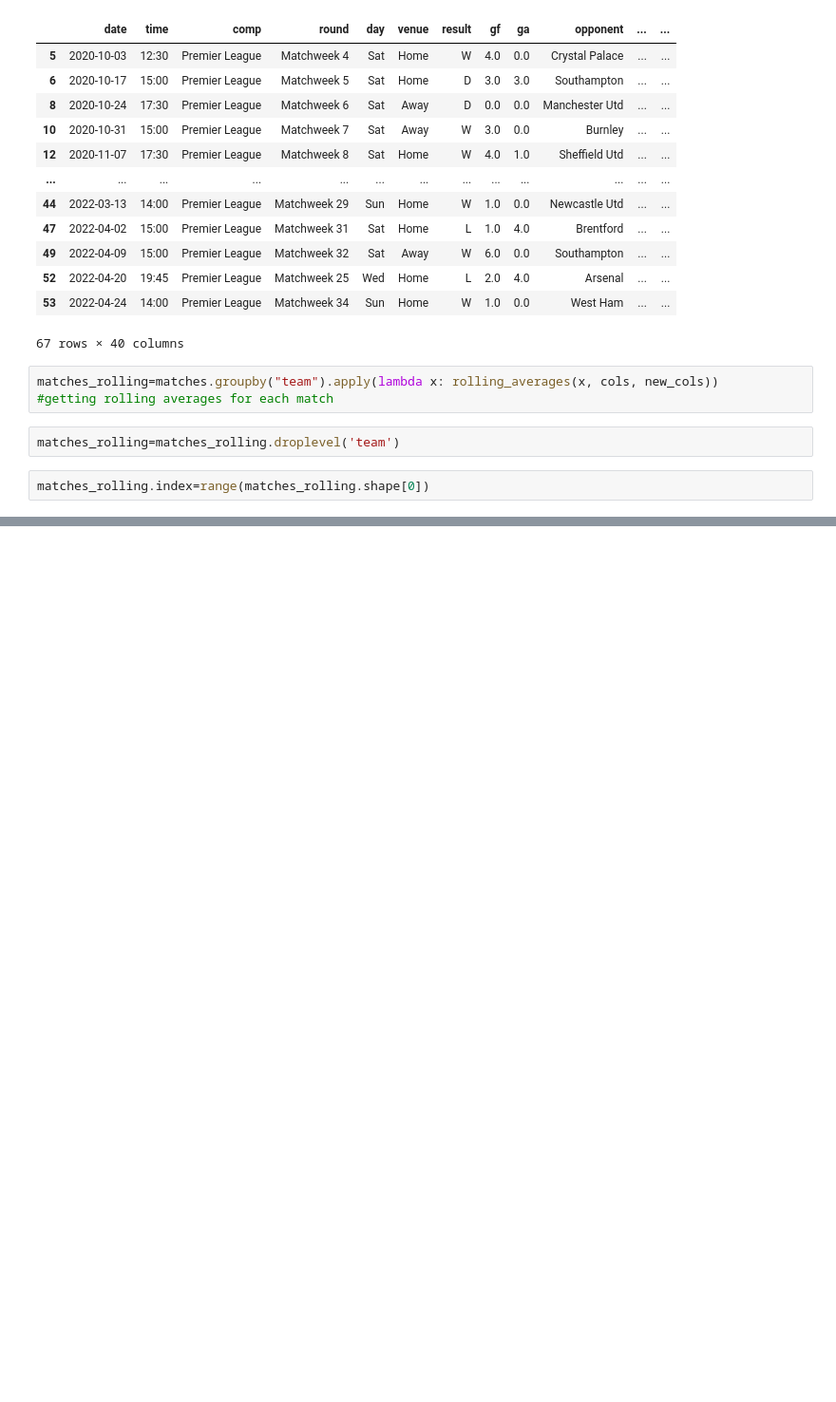
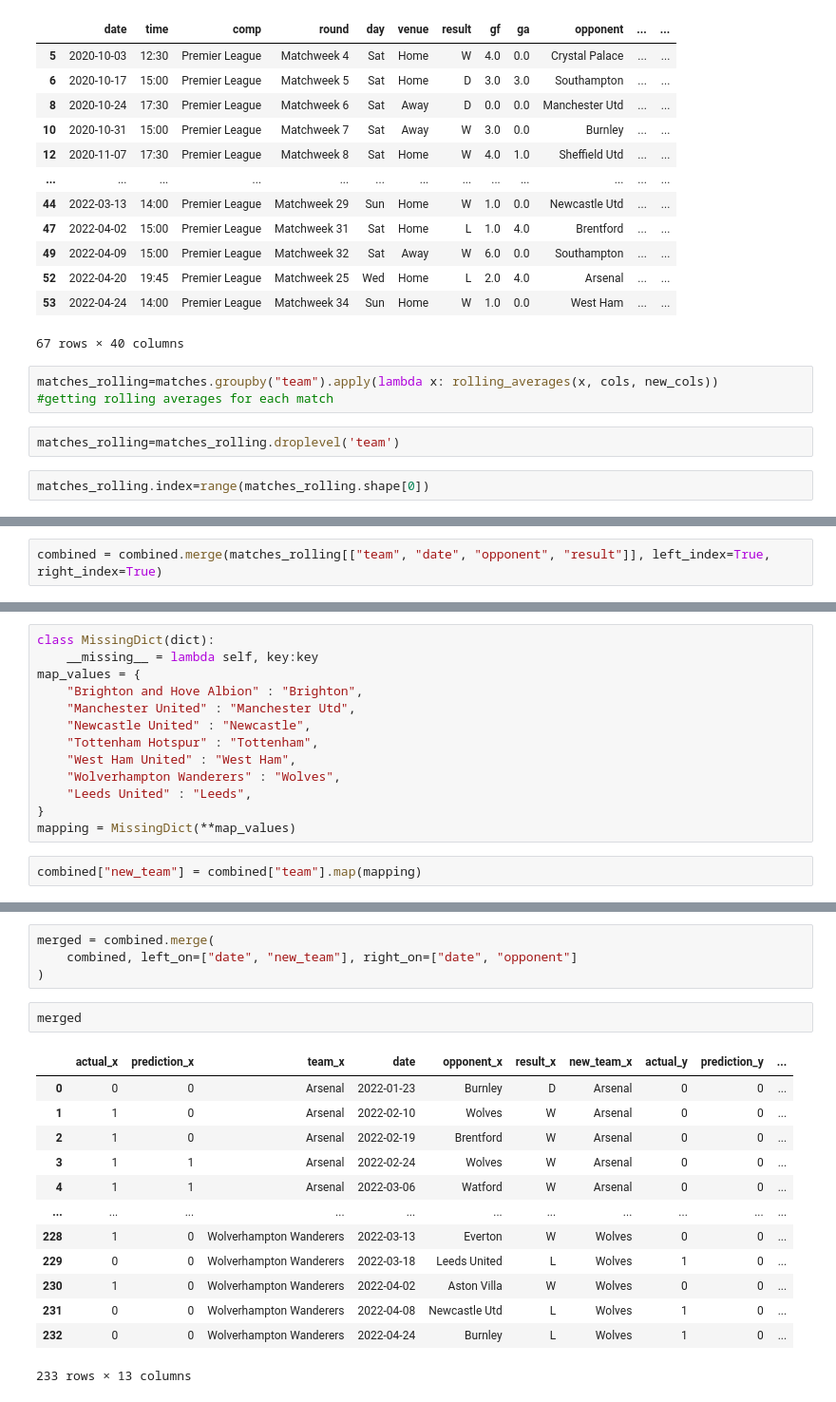
Before and after one commit to yashaskhot/Premier-League_MatchPredictor, a Jupyter notebook: Football Prediction.ipynb, the cells around one changed output, grey strips where cells are left out. Shown at 95% size. Drawn from its saved outputs; the diff is of its cells as text; blank space fills up the shorter version.

```diff
--- a/Football Prediction.ipynb
+++ b/Football Prediction.ipynb
@@ -252,0 +268,2 @@ matches_rolling.index=range(matches_rolling.shape[0])
+# %%
+combined = combined.merge(matches_rolling[["team", "date", "opponent", "result"]], left_index=True, right_index=True)
@@ -252,0 +286,15 @@ matches_rolling.index=range(matches_rolling.shape[0])
+# %%
+class MissingDict(dict):
+    __missing__ = lambda self, key:key
+map_values = {
+    "Brighton and Hove Albion" : "Brighton",
+    "Manchester United" : "Manchester Utd",
+    "Newcastle United" : "Newcastle",
+    "Tottenham Hotspur" : "Tottenham",
+    "West Ham United" : "West Ham",
+    "Wolverhampton Wanderers" : "Wolves",
+    "Leeds United" : "Leeds",
+}
+mapping = MissingDict(**map_values)
+# %%
+combined["new_team"] = combined["team"].map(mapping)
@@ -252,0 +317,20 @@ matches_rolling.index=range(matches_rolling.shape[0])
+# %%
+merged = combined.merge(
+    combined, left_on=["date", "new_team"], right_on=["date", "opponent"]
+)
+# %%
+merged
+# %% [output]
+|  | actual_x | prediction_x | team_x | date | opponent_x | result_x | new_team_x | actual_y | prediction_y | ... |
+| 0 | 0 | 0 | Arsenal | 2022-01-23 | Burnley | D | Arsenal | 0 | 0 | ... |
+| 1 | 1 | 0 | Arsenal | 2022-02-10 | Wolves | W | Arsenal | 0 | 0 | ... |
+| 2 | 1 | 0 | Arsenal | 2022-02-19 | Brentford | W | Arsenal | 0 | 0 | ... |
+| 3 | 1 | 1 | Arsenal | 2022-02-24 | Wolves | W | Arsenal | 0 | 0 | ... |
+| 4 | 1 | 1 | Arsenal | 2022-03-06 | Watford | W | Arsenal | 0 | 0 | ... |
+| ... | ... | ... | ... | ... | ... | ... | ... | ... | ... | ... |
+| 228 | 1 | 0 | Wolverhampton Wanderers | 2022-03-13 | Everton | W | Wolves | 0 | 0 | ... |
+| 229 | 0 | 0 | Wolverhampton Wanderers | 2022-03-18 | Leeds United | L | Wolves | 1 | 0 | ... |
+| 230 | 1 | 0 | Wolverhampton Wanderers | 2022-04-02 | Aston Villa | W | Wolves | 0 | 0 | ... |
+| 231 | 0 | 0 | Wolverhampton Wanderers | 2022-04-08 | Newcastle Utd | L | Wolves | 1 | 0 | ... |
+| 232 | 0 | 0 | Wolverhampton Wanderers | 2022-04-24 | Burnley | L | Wolves | 1 | 0 | ... |
+233 rows × 13 columns
```
Also changed, not shown: parts of 8 cells of this notebook.
